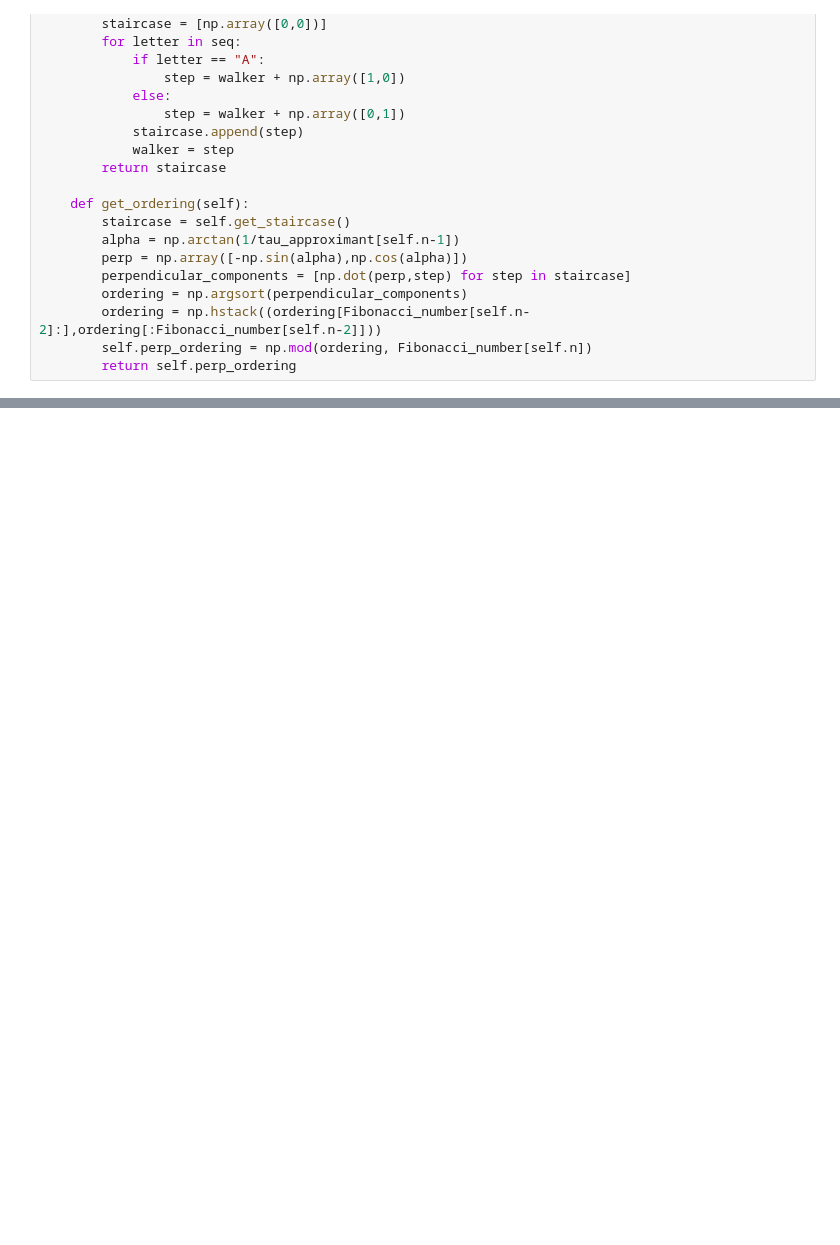
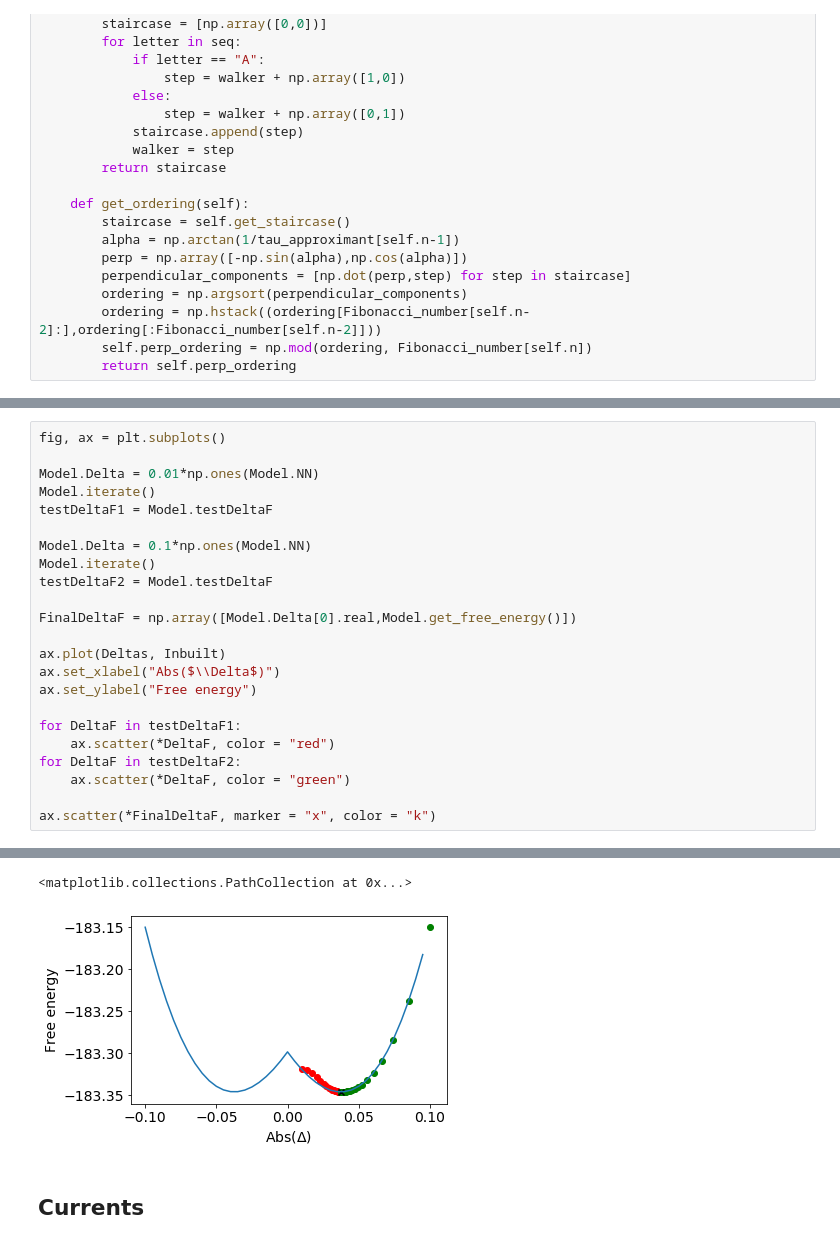
Before and after one commit to gautamra/Superconducting-Fibonacci-chain, a Jupyter notebook: SC-Fibonacci-library.ipynb, the cells around one changed output, grey strips where cells are left out. Cells and saved outputs as stored; diff of their text form; blank space fills up the shorter version.

```diff
--- a/SC-Fibonacci-library.ipynb
+++ b/SC-Fibonacci-library.ipynb
@@ -829,0 +378,24 @@ Text(0.5, 1.0, 'A = 0.0022, Total phase = 0.1$\\pi$, effective phase = 0.1$\\pi$
+# %%
+fig, ax = plt.subplots()
+
+Model.Delta = 0.01*np.ones(Model.NN)
+Model.iterate()
+testDeltaF1 = Model.testDeltaF
+
+Model.Delta = 0.1*np.ones(Model.NN)
+Model.iterate()
+testDeltaF2 = Model.testDeltaF
+
+FinalDeltaF = np.array([Model.Delta[0].real,Model.get_free_energy()])
+
+ax.plot(Deltas, Inbuilt)
+ax.set_xlabel("Abs($\\Delta$)")
+ax.set_ylabel("Free energy")
+
+for DeltaF in testDeltaF1:
+    ax.scatter(*DeltaF, color = "red")
+for DeltaF in testDeltaF2:
+    ax.scatter(*DeltaF, color = "green")
+
+ax.scatter(*FinalDeltaF, marker = "x", color = "k")
+# %% [output]
@@ -829,0 +404,4 @@ Text(0.5, 1.0, 'A = 0.0022, Total phase = 0.1$\\pi$, effective phase = 0.1$\\pi$
+<matplotlib.collections.PathCollection at 0x...>
+[figure, added]
+# %% [markdown]
+## Currents
```
Also changed, not shown: parts of 42 cells of this notebook, 1 other file.
